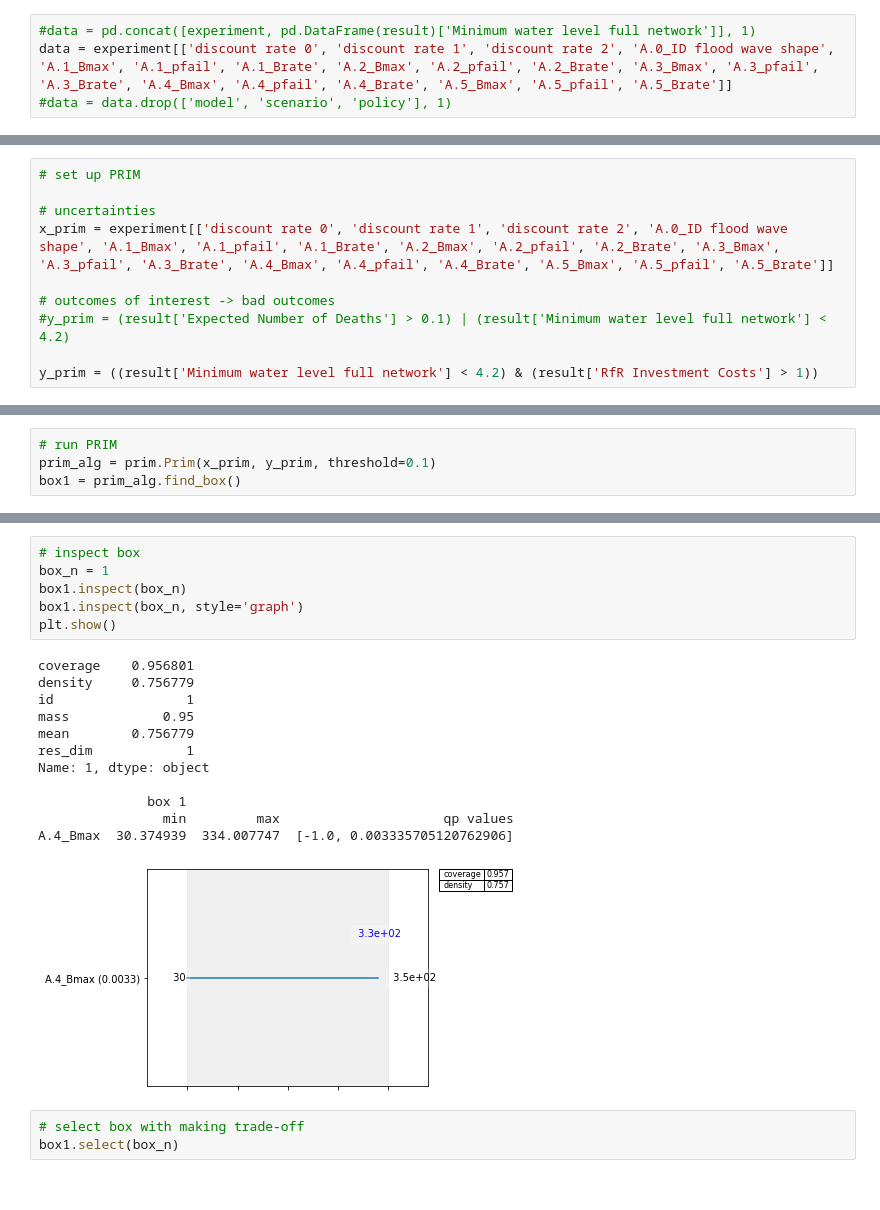
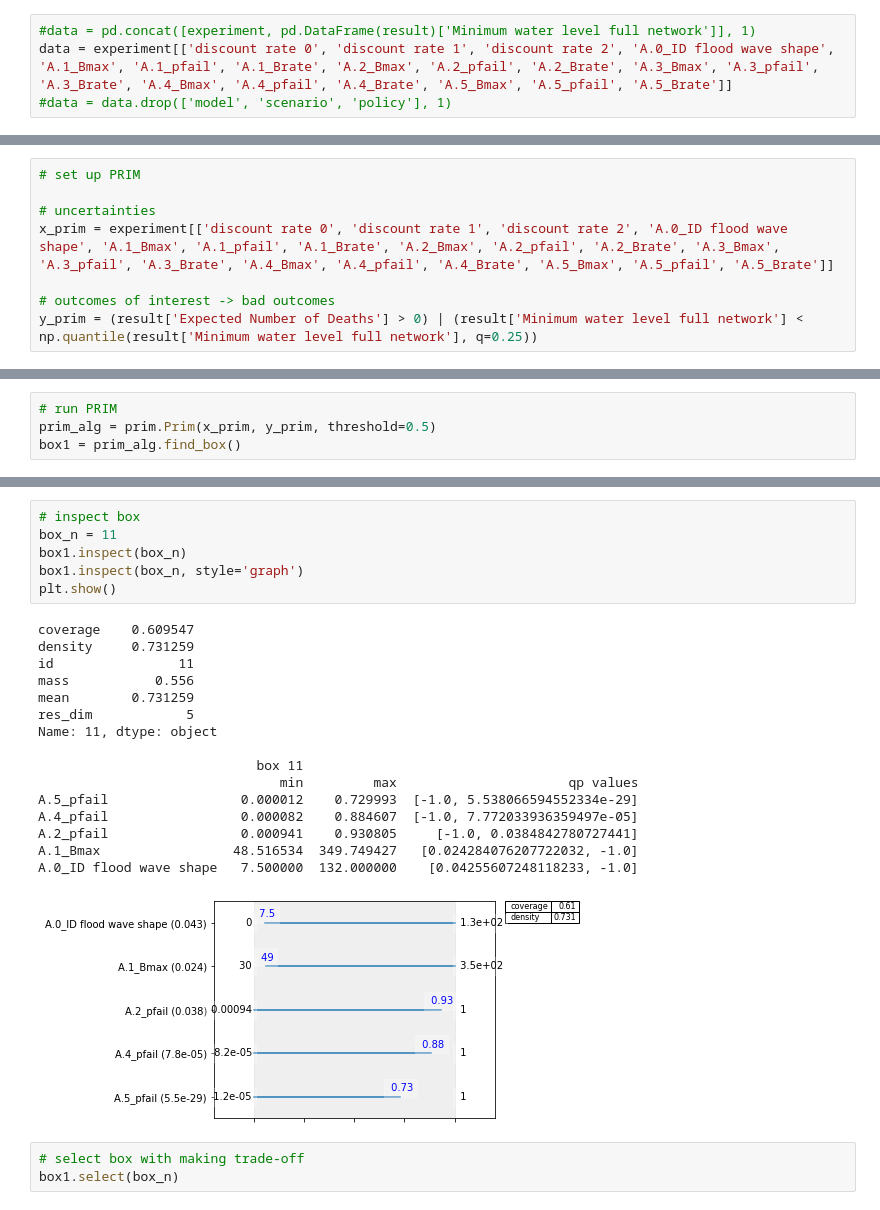
Before and after one commit to floristevito/EPA1361, a Jupyter notebook: lab_sessions/final assignment/ANALYSIS_02_PRIM.ipynb, the cells around one changed output, grey strips where cells are left out. Saved outputs shown, nothing was run; the diff lists cells and outputs as text.

Commit message:
Update PRIM

```diff
--- a/lab_sessions/final assignment/ANALYSIS_02_PRIM.ipynb
+++ b/lab_sessions/final assignment/ANALYSIS_02_PRIM.ipynb
@@ -84,9 +87,7 @@ Notes:
 x_prim = experiment[['discount rate 0', 'discount rate 1', 'discount rate 2', 'A.0_ID flood wave shape', 'A.1_Bmax', 'A.1_pfail', 'A.1_Brate', 'A.2_Bmax', 'A.2_pfail', 'A.2_Brate', 'A.3_Bmax', 'A.3_pfail', 'A.3_Brate', 'A.4_Bmax', 'A.4_pfail', 'A.4_Brate', 'A.5_Bmax', 'A.5_pfail', 'A.5_Brate']]
 
 # outcomes of interest -> bad outcomes
-#y_prim = (result['Expected Number of Deaths'] > 0.1) | (result['Minimum water level full network'] < 4.2)
-
-y_prim = ((result['Minimum water level full network'] < 4.2) & (result['RfR Investment Costs'] > 1))
+y_prim = (result['Expected Number of Deaths'] > 0) | (result['Minimum water level full network'] < np.quantile(result['Minimum water level full network'], q=0.25))
 # %%
 sum(y_prim)
 # %% [output]
@@ -94,6 +95,6 @@ sum(y_prim)
 # %%
 # run PRIM
-prim_alg = prim.Prim(x_prim, y_prim, threshold=0.1)
+prim_alg = prim.Prim(x_prim, y_prim, threshold=0.5)
 box1 = prim_alg.find_box()
 # %%
 # show tradeoff
@@ -104,22 +105,26 @@ plt.show()
 # %%
 # inspect box
-box_n = 1
+box_n = 11
 box1.inspect(box_n)
 box1.inspect(box_n, style='graph')
 plt.show()
 # %% [output]
-coverage    0.956801
-density     0.756779
-id                 1
-mass            0.95
-mean        0.756779
-res_dim            1
-Name: 1, dtype: object
+coverage    0.609547
+density     0.731259
+id                11
+mass           0.556
+mean        0.731259
+res_dim            5
+Name: 11, dtype: object
 
-              box 1
-                min         max                     qp values
-A.4_Bmax  30.374939  334.007747  [-1.0, 0.003335705120762906]
+                            box 11
+                               min         max                      qp values
+A.5_pfail                 0.000012    0.729993  [-1.0, 5.538066594552334e-29]
+A.4_pfail                 0.000082    0.884607  [-1.0, 7.772033936359497e-05]
+A.2_pfail                 0.000941    0.930805     [-1.0, 0.0384842780727441]
+A.1_Bmax                 48.516534  349.749427   [0.024284076207722032, -1.0]
+A.0_ID flood wave shape   7.500000  132.000000    [0.04255607248118233, -1.0]
-[figure, old version]
+[figure, new version]
 # %%
 # select box with making trade-off
 box1.select(box_n)
```
Also changed, not shown: parts of 8 cells of this notebook, 2 other files.
